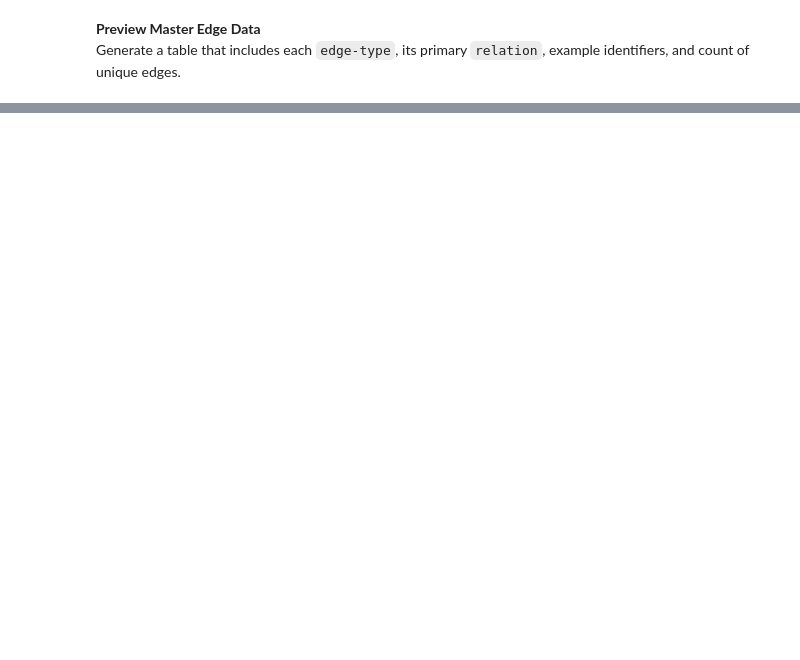
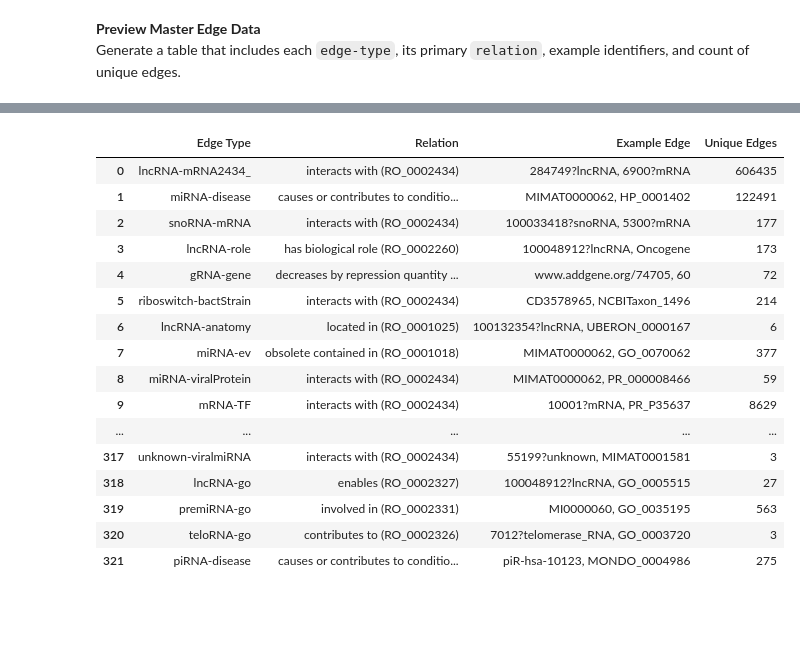
Before and after one commit to AnacletoLAB/RNA-KG, a Jupyter notebook: main.ipynb, the cells around one changed output, grey strips where cells are left out. Saved outputs shown, nothing was run; the diff lists cells and outputs as text; code cells hidden in the pictures; blank space fills up the shorter version.

```diff
--- a/main.ipynb
+++ b/main.ipynb
@@ -177,27 +227,47 @@ master_edges.keys()
 # %%
 # read in relation data
 relation_data = open('./resources/relations_data/RELATIONS_LABELS.txt').readlines()
 relation_dict = {x.split('\t')[0]: x.split('\t')[1].strip('\n') for x in relation_data}
 
 # function to return key for any value
 def get_key(my_dict, val):
     for key, value in my_dict.items():
-        if val == value:
-            return key
+        if val == key:
+            return value + ' (' + key + ')'
 
     return "key doesn't exist"
 
 # print basic stats on each resource
 edge_data = [[key,
-              get_key(relation_dict, 'http://purl.obolibrary.org/obo/'+master_edges[key]['edge_relation']),
+              get_key(relation_dict, master_edges[key]['edge_relation']),
               ', '.join(master_edges[key]['edge_list'][0]),
               len(master_edges[key]['edge_list'])]
              for key in master_edges.keys()]
 
 # convert dict to pandas df for nice printing
 df = pandas.DataFrame(edge_data, columns = ['Edge Type', 'Relation', 'Example Edge', 'Unique Edges'])
-#pandas.set_option('display.max_rows', None)
+df['Edge Type'] = df['Edge Type'].str.replace(r'\d+$', '', regex=True)
+df['Edge Type'] = df['Edge Type'].str.replace('HOM', '')
+pandas.set_option('display.max_rows', None)
 df
+# %% [output]
+|  | Edge Type | Relation | Example Edge | Unique Edges |
+| 0 | lncRNA-mRNA2434_ | interacts with (RO_0002434) | 284749?lncRNA, 6900?mRNA | 606435 |
+| 1 | miRNA-disease | causes or contributes to conditio... | MIMAT0000062, HP_0001402 | 122491 |
+| 2 | snoRNA-mRNA | interacts with (RO_0002434) | 100033418?snoRNA, 5300?mRNA | 177 |
+| 3 | lncRNA-role | has biological role (RO_0002260) | 100048912?lncRNA, Oncogene | 173 |
+| 4 | gRNA-gene | decreases by repression quantity ... | www.addgene.org/74705, 60 | 72 |
+| 5 | riboswitch-bactStrain | interacts with (RO_0002434) | CD3578965, NCBITaxon_1496 | 214 |
+| 6 | lncRNA-anatomy | located in (RO_0001025) | 100132354?lncRNA, UBERON_0000167 | 6 |
+| 7 | miRNA-ev | obsolete contained in (RO_0001018) | MIMAT0000062, GO_0070062 | 377 |
+| 8 | miRNA-viralProtein | interacts with (RO_0002434) | MIMAT0000062, PR_000008466 | 59 |
+| 9 | mRNA-TF | interacts with (RO_0002434) | 10001?mRNA, PR_P35637 | 8629 |
+| ... | ... | ... | ... | ... |
+| 317 | unknown-viralmiRNA | interacts with (RO_0002434) | 55199?unknown, MIMAT0001581 | 3 |
+| 318 | lncRNA-go | enables (RO_0002327) | 100048912?lncRNA, GO_0005515 | 27 |
+| 319 | premiRNA-go | involved in (RO_0002331) | MI0000060, GO_0035195 | 563 |
+| 320 | teloRNA-go | contributes to (RO_0002326) | 7012?telomerase_RNA, GO_0003720 | 3 |
+| 321 | piRNA-disease | causes or contributes to conditio... | piR-hsa-10123, MONDO_0004986 | 275 |
 # %% [markdown]
 <br><br>
 # %% [markdown]
```
Also changed, not shown: parts of 12 cells of this notebook.
